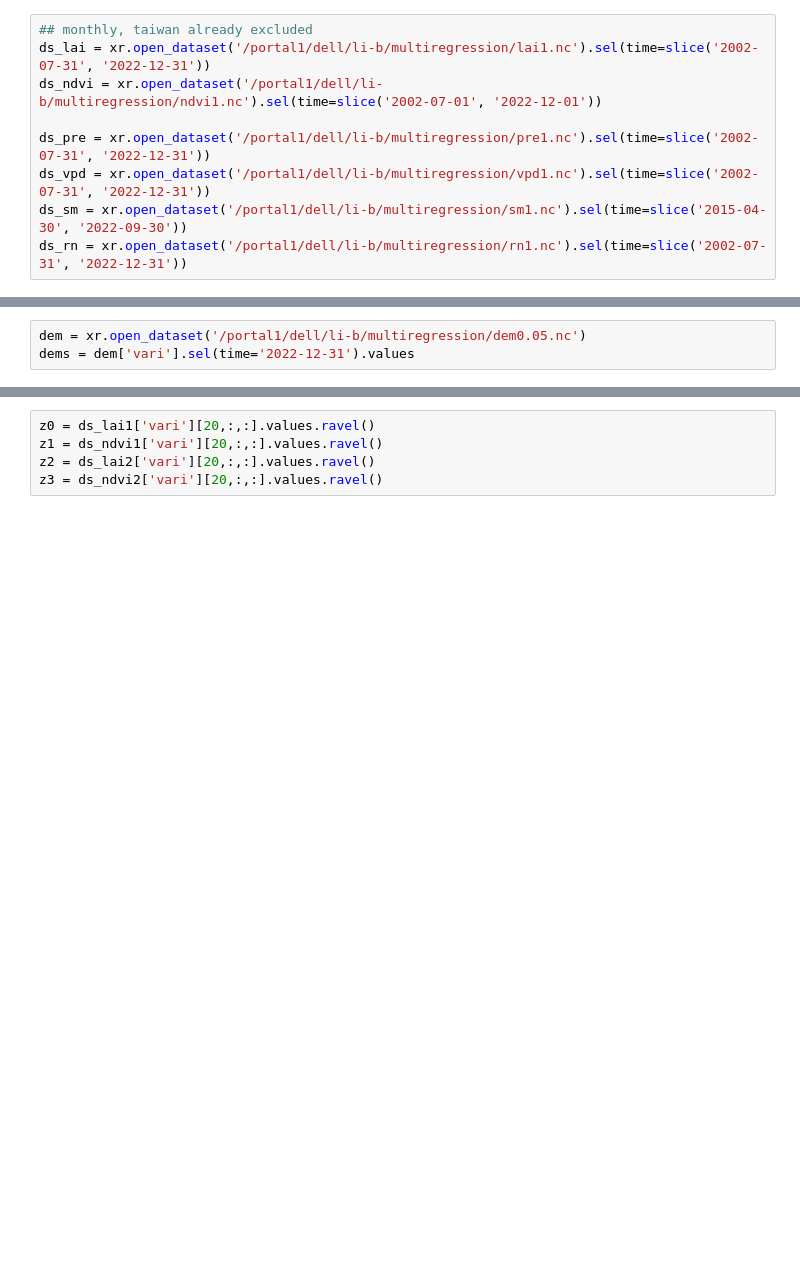
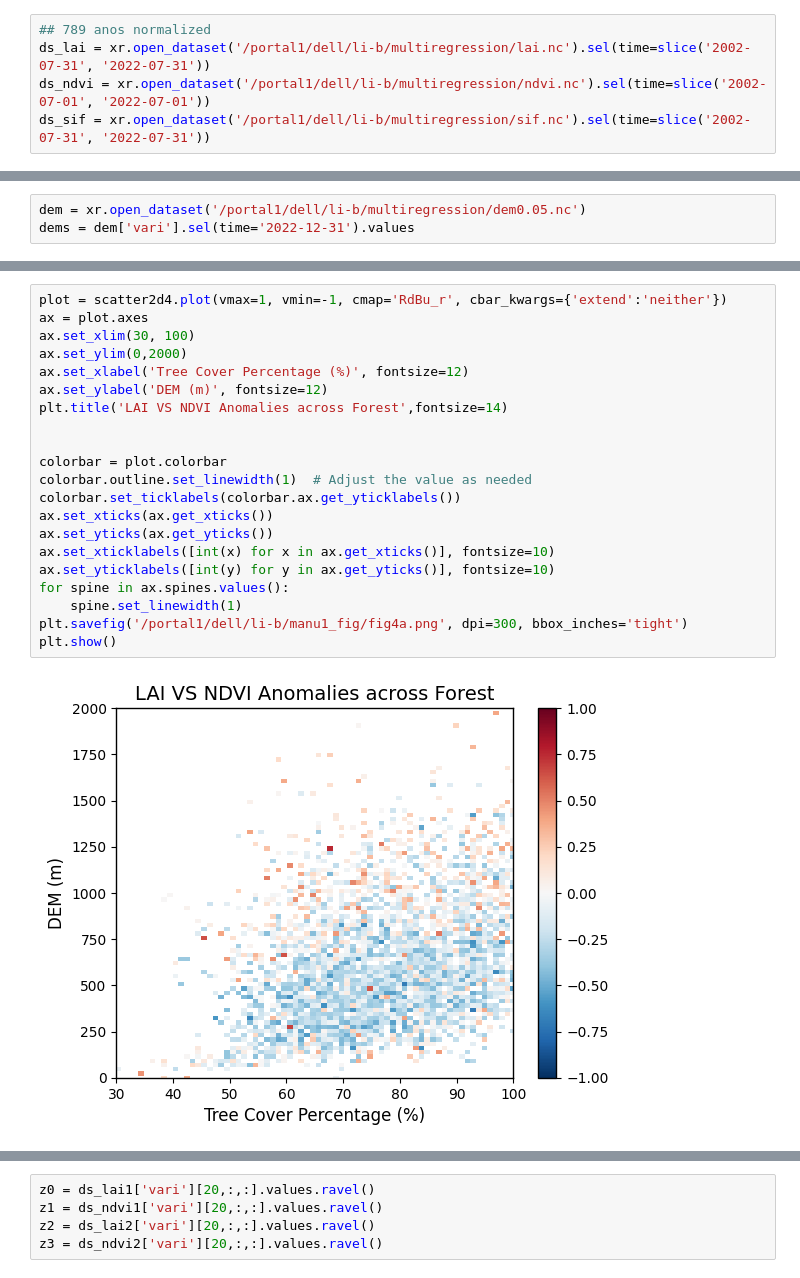
Before and after one commit to BaoniLi/Multivariables, a Jupyter notebook: 2Dspatial.ipynb, the cells around one changed output, grey strips where cells are left out. Cells and saved outputs as stored; diff of their text form; blank space fills up the shorter version.

```diff
--- a/2Dspatial.ipynb
+++ b/2Dspatial.ipynb
@@ -28,11 +28,7 @@ import matplotlib.ticker as mticker
 # %% [markdown]
 ## mask forest and crop
 # %%
-## monthly, taiwan already excluded
-ds_lai = xr.open_dataset('/portal1/dell/li-b/multiregression/lai1.nc').sel(time=slice('2002-07-31', '2022-12-31'))
-ds_ndvi = xr.open_dataset('/portal1/dell/li-b/multiregression/ndvi1.nc').sel(time=slice('2002-07-01', '2022-12-01'))
-
-ds_pre = xr.open_dataset('/portal1/dell/li-b/multiregression/pre1.nc').sel(time=slice('2002-07-31', '2022-12-31'))
-ds_vpd = xr.open_dataset('/portal1/dell/li-b/multiregression/vpd1.nc').sel(time=slice('2002-07-31', '2022-12-31'))
-ds_sm = xr.open_dataset('/portal1/dell/li-b/multiregression/sm1.nc').sel(time=slice('2015-04-30', '2022-09-30'))
-ds_rn = xr.open_dataset('/portal1/dell/li-b/multiregression/rn1.nc').sel(time=slice('2002-07-31', '2022-12-31'))
+## 789 anos normalized
+ds_lai = xr.open_dataset('/portal1/dell/li-b/multiregression/lai.nc').sel(time=slice('2002-07-31', '2022-07-31'))
+ds_ndvi = xr.open_dataset('/portal1/dell/li-b/multiregression/ndvi.nc').sel(time=slice('2002-07-01', '2022-07-01'))
+ds_sif = xr.open_dataset('/portal1/dell/li-b/multiregression/sif.nc').sel(time=slice('2002-07-31', '2022-07-31'))
@@ -543,0 +195,23 @@ coe_fo = xr.Dataset({'vari': (['lat','lon'], coef0)},
+# %%
+plot = scatter2d4.plot(vmax=1, vmin=-1, cmap='RdBu_r', cbar_kwargs={'extend':'neither'})
+ax = plot.axes
+ax.set_xlim(30, 100)
+ax.set_ylim(0,2000)
+ax.set_xlabel('Tree Cover Percentage (%)', fontsize=12)
+ax.set_ylabel('DEM (m)', fontsize=12)
+plt.title('LAI VS NDVI Anomalies across Forest',fontsize=14)
+
+
+colorbar = plot.colorbar
+colorbar.outline.set_linewidth(1)  # Adjust the value as needed
+colorbar.set_ticklabels(colorbar.ax.get_yticklabels())
+ax.set_xticks(ax.get_xticks())
+ax.set_yticks(ax.get_yticks())
+ax.set_xticklabels([int(x) for x in ax.get_xticks()], fontsize=10)
+ax.set_yticklabels([int(y) for y in ax.get_yticks()], fontsize=10)
+for spine in ax.spines.values():
+    spine.set_linewidth(1)
+plt.savefig('/portal1/dell/li-b/manu1_fig/fig4a.png', dpi=300, bbox_inches='tight')
+plt.show()
+# %% [output]
+[figure, added]
```
Also changed, not shown: parts of 39 cells of this notebook, 2 other files.
